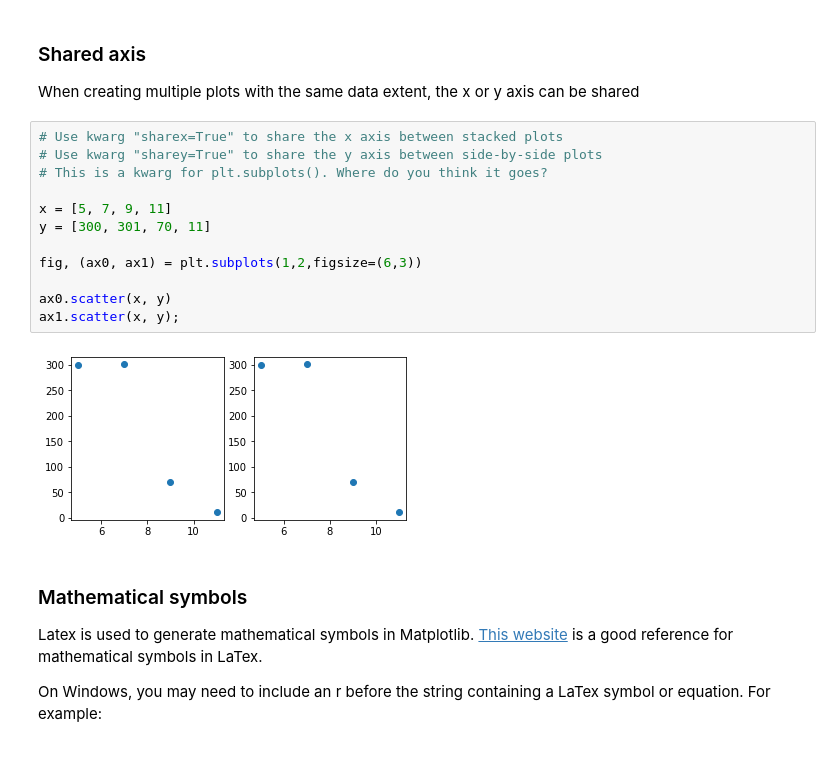
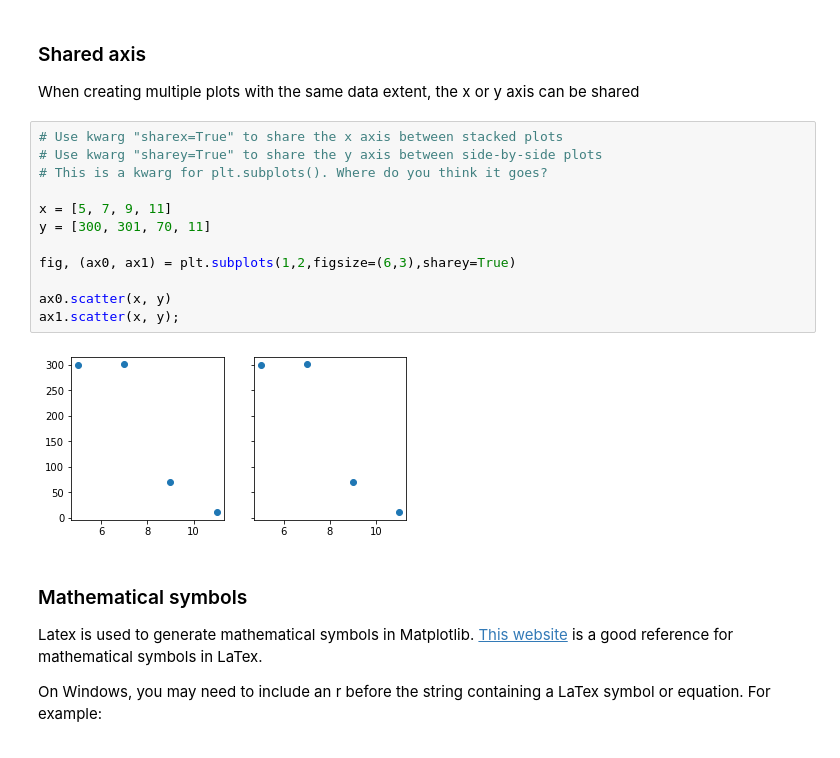
Before and after one commit to ICWallis/tutorial-publication-ready-figures, a Jupyter notebook: 1-formatting.ipynb, the cells around one changed output. Cells and saved outputs as stored; diff of their text form.

```diff
--- a/1-formatting.ipynb
+++ b/1-formatting.ipynb
@@ -62,17 +60,17 @@ When creating multiple plots with the same data extent, the x or y axis can be s
 # %%
 # Use kwarg "sharex=True" to share the x axis between stacked plots
 # Use kwarg "sharey=True" to share the y axis between side-by-side plots
 # This is a kwarg for plt.subplots(). Where do you think it goes?
 
 x = [5, 7, 9, 11]
 y = [300, 301, 70, 11]
 
-fig, (ax0, ax1) = plt.subplots(1,2,figsize=(6,3))
+fig, (ax0, ax1) = plt.subplots(1,2,figsize=(6,3),sharey=True)
 
 ax0.scatter(x, y)
 ax1.scatter(x, y);
 # %% [output]
-[figure, old version]
+[figure, new version]
 # %% [markdown]
 ### Mathematical symbols
 
```
Also changed, not shown: parts of 7 cells of this notebook.
